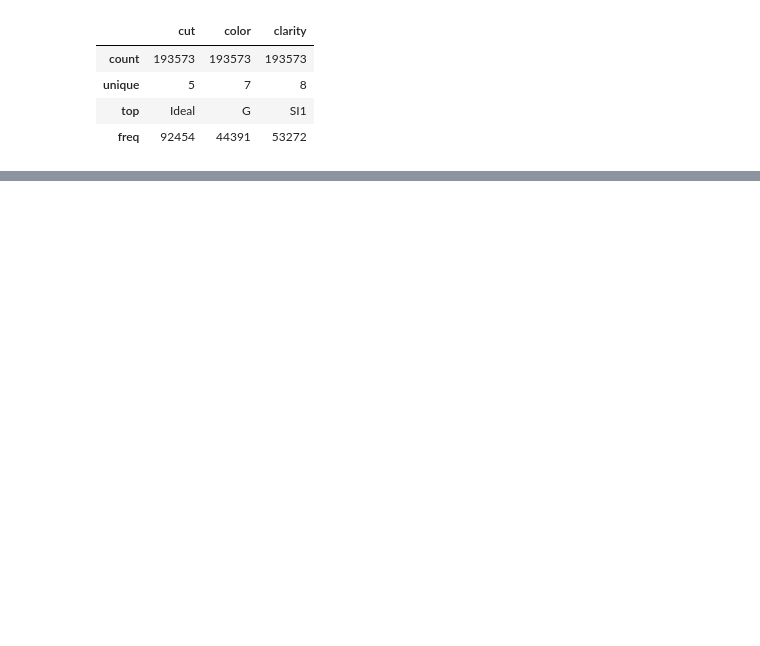
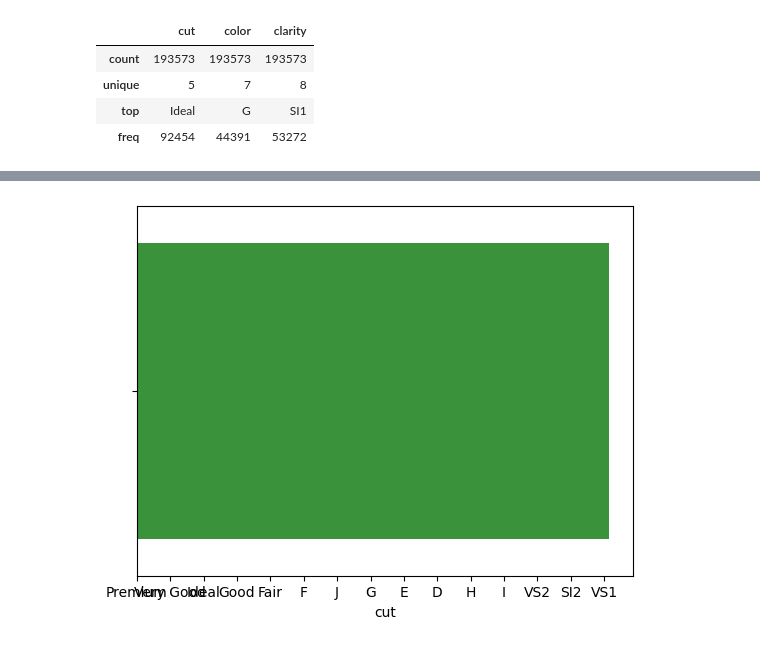
Before and after one commit to Krishnarjjun/fsds, a Jupyter notebook: notebooks/research.ipynb, the cells around one changed output, grey strips where cells are left out. Saved outputs shown, nothing was run; the diff lists cells and outputs as text; code cells hidden in the pictures; blank space fills up the shorter version.

```diff
--- a/notebooks/research.ipynb
+++ b/notebooks/research.ipynb
@@ -133,0 +156,6 @@ Name: clarity, dtype: int64
+# %%
+for col in categorical_columns:
+    sns.barplot(data=df,x=col)
+    print()
+# %% [output]
+[figure, added]
```
Also changed, not shown: parts of 10 cells of this notebook, 3 other files.
